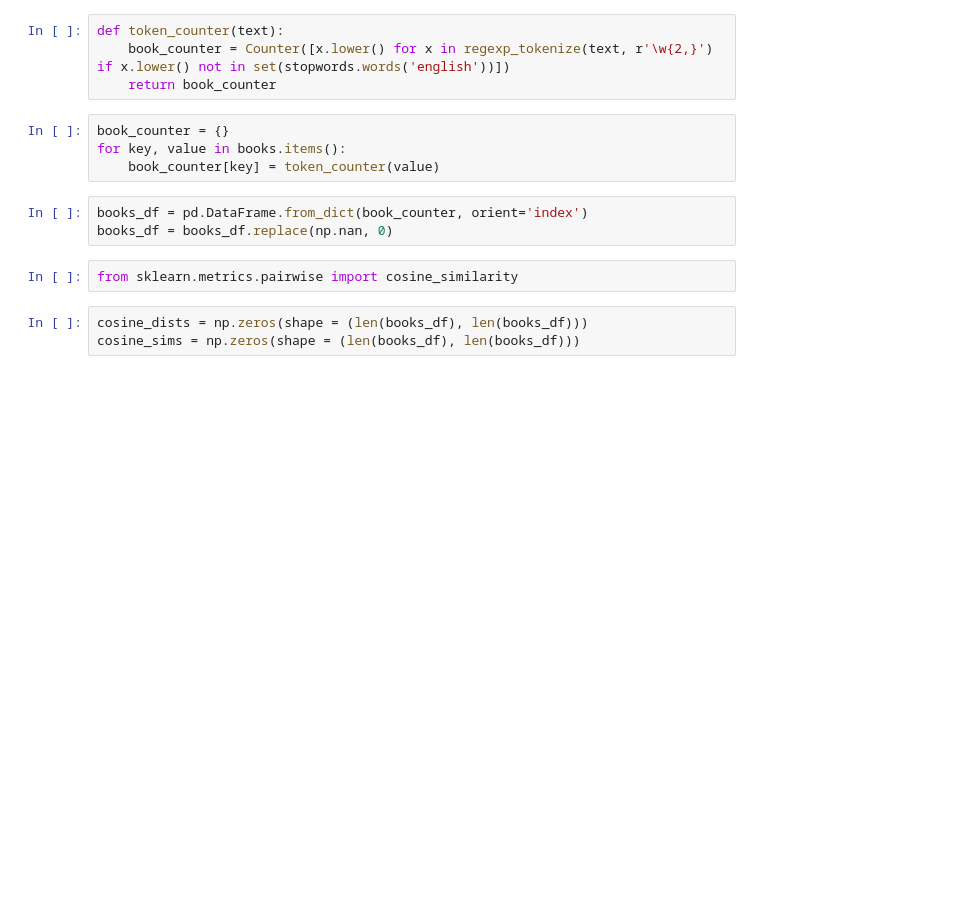
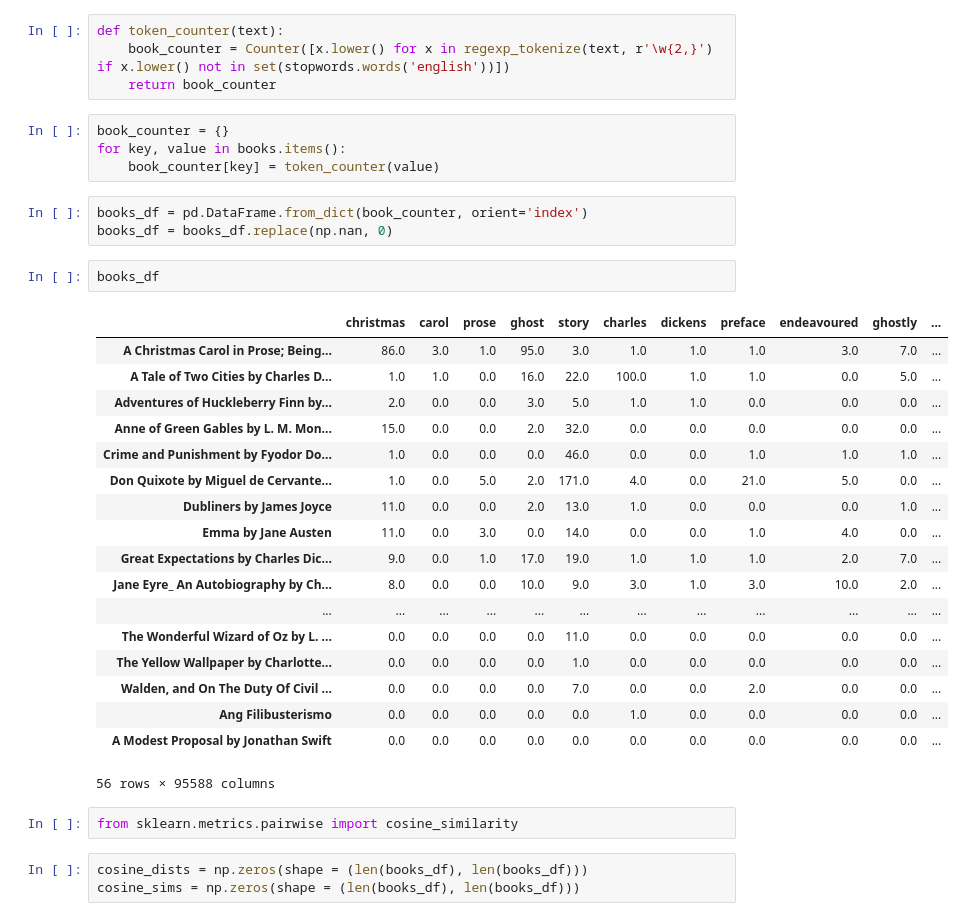
Before and after one commit to nss-data-science-cohort-8/nlp-01-tokenization-mariacancodenow, a Jupyter notebook: notebooks/Tokenization_Practice.ipynb, the cells around one changed output. Drawn from its saved outputs; the diff is of its cells as text; blank space fills up the shorter version.

```diff
--- a/notebooks/Tokenization_Practice.ipynb
+++ b/notebooks/Tokenization_Practice.ipynb
@@ -221,6 +243,27 @@ for key, value in books.items():
 # %%
 books_df = pd.DataFrame.from_dict(book_counter, orient='index')
 books_df = books_df.replace(np.nan, 0)
+# %%
+books_df
+# %% [output]
+|  | christmas | carol | prose | ghost | story | charles | dickens | preface | endeavoured | ghostly | ... |
+| A Christmas Carol in Prose; Being... | 86.0 | 3.0 | 1.0 | 95.0 | 3.0 | 1.0 | 1.0 | 1.0 | 3.0 | 7.0 | ... |
+| A Tale of Two Cities by Charles D... | 1.0 | 1.0 | 0.0 | 16.0 | 22.0 | 100.0 | 1.0 | 1.0 | 0.0 | 5.0 | ... |
+| Adventures of Huckleberry Finn by... | 2.0 | 0.0 | 0.0 | 3.0 | 5.0 | 1.0 | 1.0 | 0.0 | 0.0 | 0.0 | ... |
+| Anne of Green Gables by L. M. Mon... | 15.0 | 0.0 | 0.0 | 2.0 | 32.0 | 0.0 | 0.0 | 0.0 | 0.0 | 0.0 | ... |
+| Crime and Punishment by Fyodor Do... | 1.0 | 0.0 | 0.0 | 0.0 | 46.0 | 0.0 | 0.0 | 1.0 | 1.0 | 1.0 | ... |
+| Don Quixote by Miguel de Cervante... | 1.0 | 0.0 | 5.0 | 2.0 | 171.0 | 4.0 | 0.0 | 21.0 | 5.0 | 0.0 | ... |
+| Dubliners by James Joyce | 11.0 | 0.0 | 0.0 | 2.0 | 13.0 | 1.0 | 0.0 | 0.0 | 0.0 | 1.0 | ... |
+| Emma by Jane Austen | 11.0 | 0.0 | 3.0 | 0.0 | 14.0 | 0.0 | 0.0 | 1.0 | 4.0 | 0.0 | ... |
+| Great Expectations by Charles Dic... | 9.0 | 0.0 | 1.0 | 17.0 | 19.0 | 1.0 | 1.0 | 1.0 | 2.0 | 7.0 | ... |
+| Jane Eyre_ An Autobiography by Ch... | 8.0 | 0.0 | 0.0 | 10.0 | 9.0 | 3.0 | 1.0 | 3.0 | 10.0 | 2.0 | ... |
+| ... | ... | ... | ... | ... | ... | ... | ... | ... | ... | ... | ... |
+| The Wonderful Wizard of Oz by L. ... | 0.0 | 0.0 | 0.0 | 0.0 | 11.0 | 0.0 | 0.0 | 0.0 | 0.0 | 0.0 | ... |
+| The Yellow Wallpaper by Charlotte... | 0.0 | 0.0 | 0.0 | 0.0 | 1.0 | 0.0 | 0.0 | 0.0 | 0.0 | 0.0 | ... |
+| Walden, and On The Duty Of Civil ... | 0.0 | 0.0 | 0.0 | 0.0 | 7.0 | 0.0 | 0.0 | 2.0 | 0.0 | 0.0 | ... |
+| Ang Filibusterismo | 0.0 | 0.0 | 0.0 | 0.0 | 0.0 | 1.0 | 0.0 | 0.0 | 0.0 | 0.0 | ... |
+| A Modest Proposal by Jonathan Swift | 0.0 | 0.0 | 0.0 | 0.0 | 0.0 | 0.0 | 0.0 | 0.0 | 0.0 | 0.0 | ... |
+56 rows × 95588 columns
 # %%
 from sklearn.metrics.pairwise import cosine_similarity
 # %%
```
Also changed, not shown: parts of 8 cells of this notebook.
